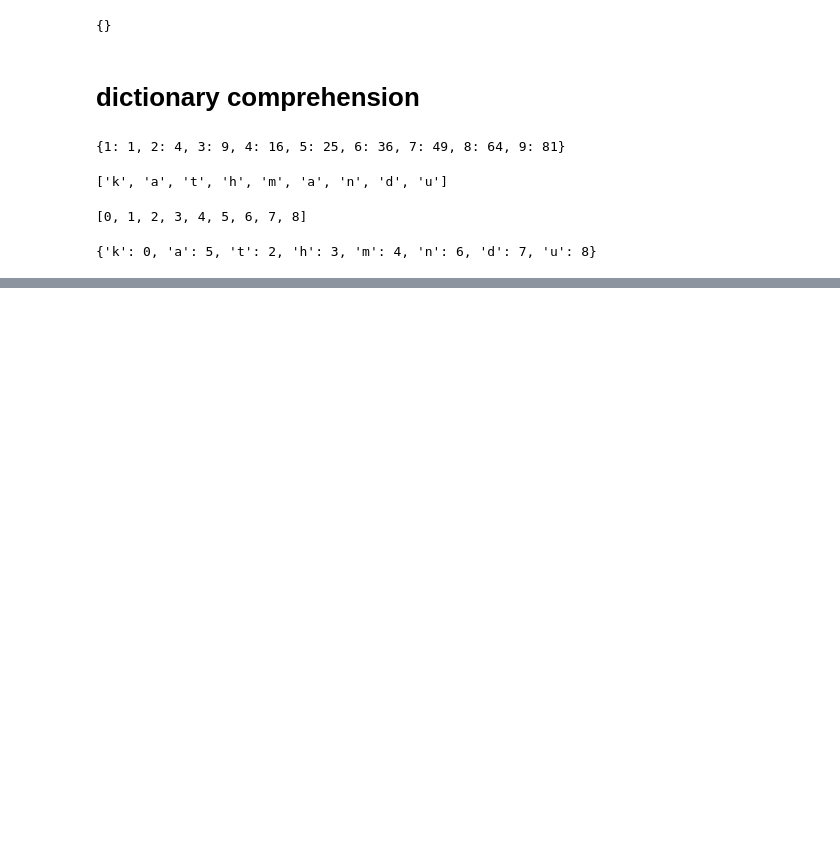
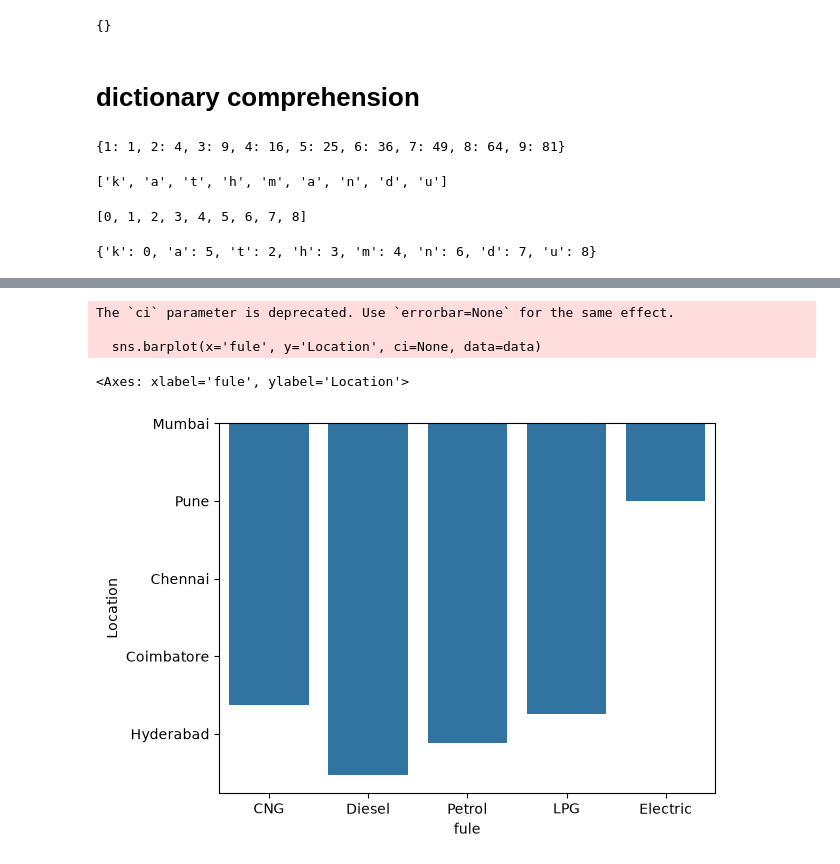
Before and after one commit to lakpalama7/data_science, a Jupyter notebook: data science/Untitled.ipynb, the cells around one changed output, grey strips where cells are left out. Cells and saved outputs as stored; diff of their text form; code cells hidden in the pictures; blank space fills up the shorter version.

```diff
--- a/data science/Untitled.ipynb
+++ b/data science/Untitled.ipynb
@@ -594,0 +1038,8 @@ dic
+# %%
+sns.barplot(x='fule', y='Location', ci=None, data=data)
+# %% [output]
+The `ci` parameter is deprecated. Use `errorbar=None` for the same effect.
+
+  sns.barplot(x='fule', y='Location', ci=None, data=data)
+<Axes: xlabel='fule', ylabel='Location'>
+[figure, added]
```
Also changed, not shown: parts of 82 cells of this notebook, 3 other files.
